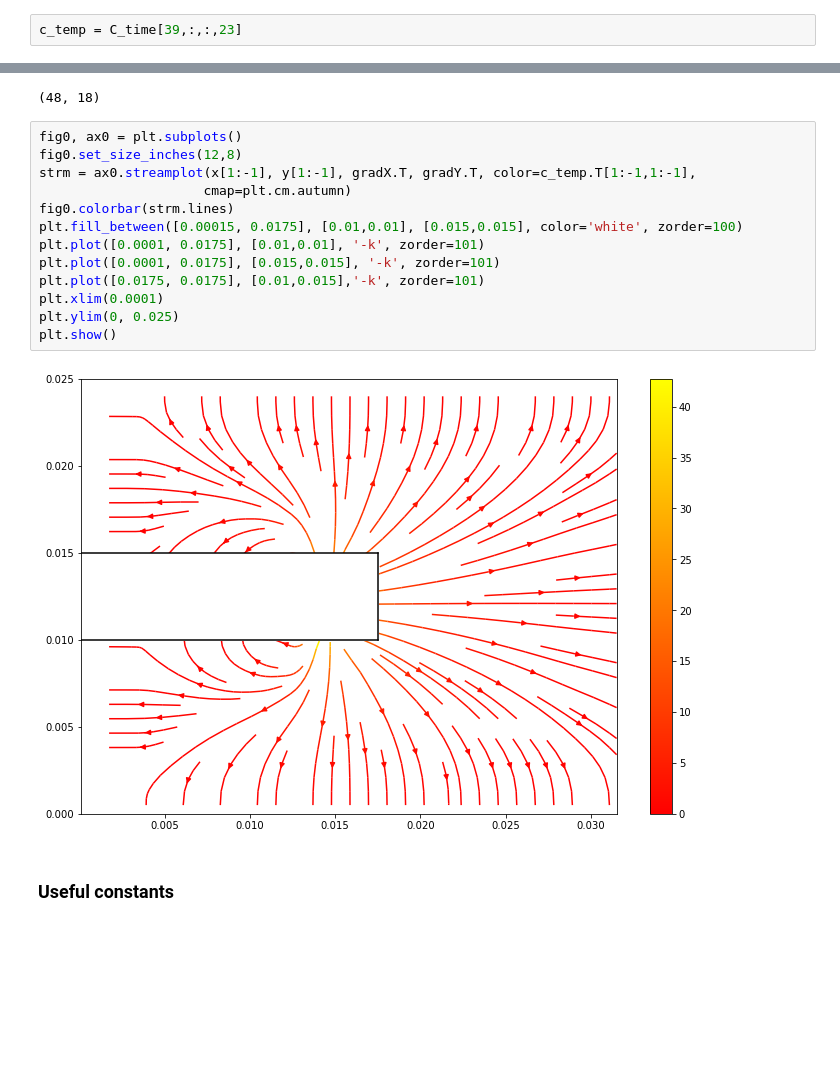
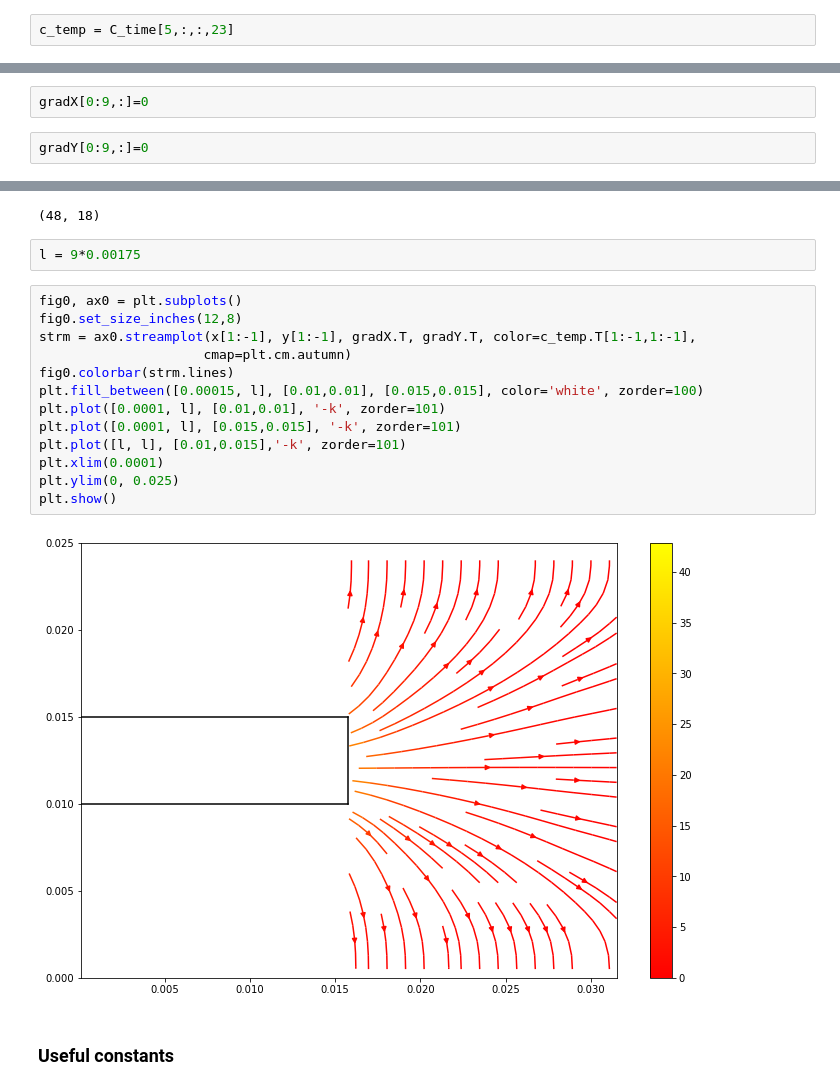
Before and after one commit to almaredan/TDD_Diffusion, a Jupyter notebook: finitediff.ipynb, the cells around one changed output, grey strips where cells are left out. Drawn from its saved outputs; the diff is of its cells as text; blank space fills up the shorter version.

```diff
--- a/finitediff.ipynb
+++ b/finitediff.ipynb
@@ -53,7 +53,7 @@ C_time.shape
 # %% [output]
 (79, 20, 50, 50)
 # %%
-c_temp = C_time[39,:,:,23]
+c_temp = C_time[5,:,:,23]
 # %%
 x = np.arange(0, 0.035,dx)
 y = np.arange(0, 0.025, dy)
@@ -85,6 +85,10 @@ gradY = np.array(gradY).T[1:-1,:]
 gradX.shape
 # %% [output]
 (18, 48)
+# %%
+gradX[0:9,:]=0
+# %%
+gradY[0:9,:]=0
 # %%
 gradY.shape
 # %% [output]
@@ -93,21 +97,23 @@ gradY.shape
 c_temp.T[1:-1,1:-1].shape
 # %% [output]
 (48, 18)
+# %%
+l = 9*0.00175
 # %%
 fig0, ax0 = plt.subplots()
 fig0.set_size_inches(12,8)
 strm = ax0.streamplot(x[1:-1], y[1:-1], gradX.T, gradY.T, color=c_temp.T[1:-1,1:-1],
                      cmap=plt.cm.autumn)
 fig0.colorbar(strm.lines)
-plt.fill_between([0.00015, 0.0175], [0.01,0.01], [0.015,0.015], color='white', zorder=100)
-plt.plot([0.0001, 0.0175], [0.01,0.01], '-k', zorder=101)
-plt.plot([0.0001, 0.0175], [0.015,0.015], '-k', zorder=101)
-plt.plot([0.0175, 0.0175], [0.01,0.015],'-k', zorder=101)
+plt.fill_between([0.00015, l], [0.01,0.01], [0.015,0.015], color='white', zorder=100)
+plt.plot([0.0001, l], [0.01,0.01], '-k', zorder=101)
+plt.plot([0.0001, l], [0.015,0.015], '-k', zorder=101)
+plt.plot([l, l], [0.01,0.015],'-k', zorder=101)
 plt.xlim(0.0001)
 plt.ylim(0, 0.025)
 plt.show()
 # %% [output]
-[figure, old version]
+[figure, new version]
 # %% [markdown]
 ### Useful constants
 # %%
```
Also changed, not shown: 1 other file.
